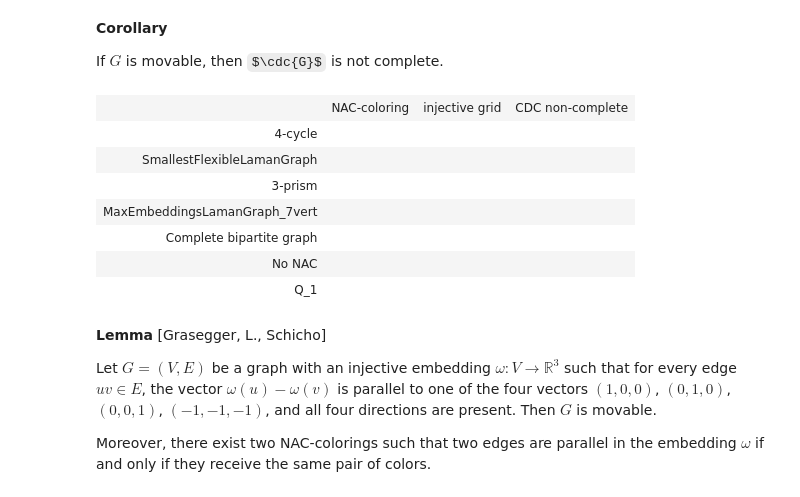
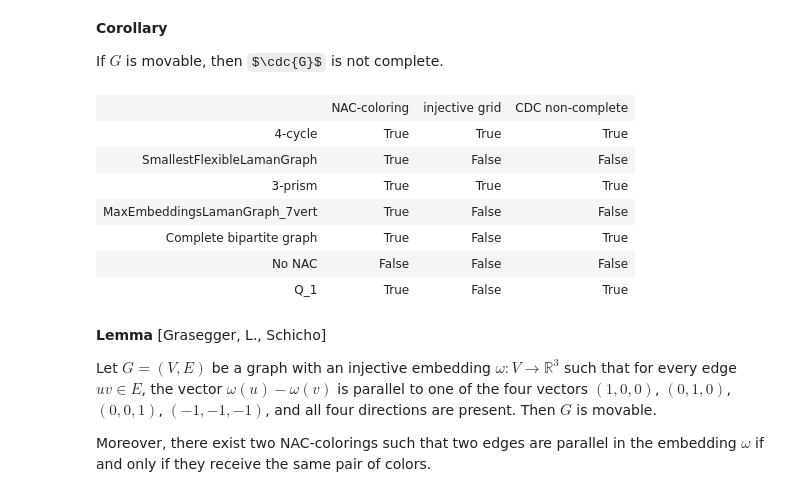
Before and after one commit to Legersky/rigid-flexible-graphs-notebooks, a Jupyter notebook: ARCADES_software_workshop_Cambridge.ipynb, the cells around one changed output. Saved outputs shown, nothing was run; the diff lists cells and outputs as text; code cells hidden in the pictures; some formulas as TeX source.

Commit message:
strings in tables

```diff
--- a/ARCADES_software_workshop_Cambridge.ipynb
+++ b/ARCADES_software_workshop_Cambridge.ipynb
@@ -240,16 +241,16 @@ CDC.plot()
 If $G$ is movable, then $\cdc{G}$ is not complete.
 # %%
 table([['', 'NAC-coloring', 'injective grid', 'CDC non-complete']]+
-      [[G.name(), G.has_NAC_coloring(), G.has_injective_grid_construction(), not G.cdc_is_complete()] for G in examples])
+      [[G.name(), str(G.has_NAC_coloring()), str(G.has_injective_grid_construction()), str(not G.cdc_is_complete())] for G in examples])
 # %% [output]
 |  | NAC-coloring | injective grid | CDC non-complete |
-| 4-cycle |  |  |  |
-| SmallestFlexibleLamanGraph |  |  |  |
-| 3-prism |  |  |  |
-| MaxEmbeddingsLamanGraph_7vert |  |  |  |
-| Complete bipartite graph |  |  |  |
-| No NAC |  |  |  |
-| Q_1 |  |  |  |
+| 4-cycle | True | True | True |
+| SmallestFlexibleLamanGraph | True | False | False |
+| 3-prism | True | True | True |
+| MaxEmbeddingsLamanGraph_7vert | True | False | False |
+| Complete bipartite graph | True | False | True |
+| No NAC | False | False | False |
+| Q_1 | True | False | True |
 # %% [markdown]
 **Lemma** [Grasegger, L., Schicho]
 
```
Also changed, not shown: parts of 7 cells of this notebook, 1 other file.
